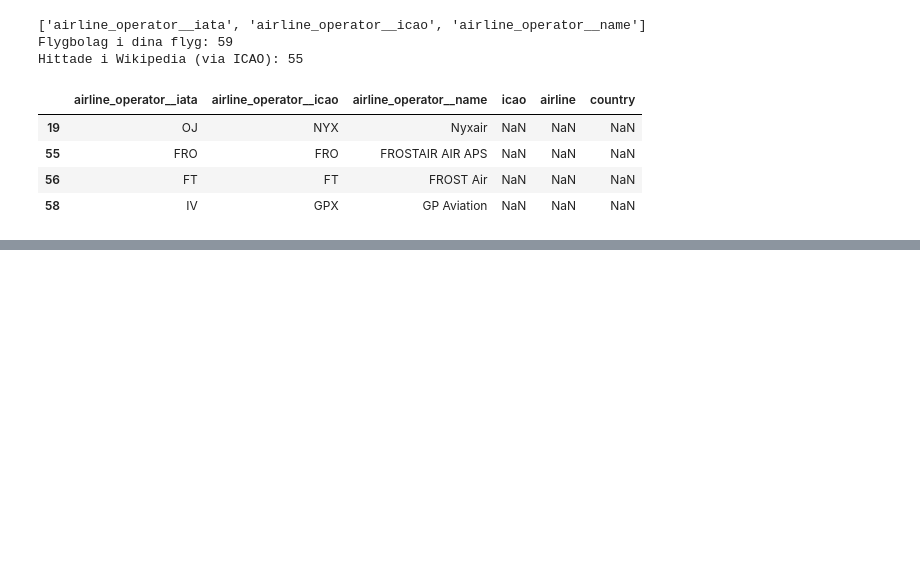
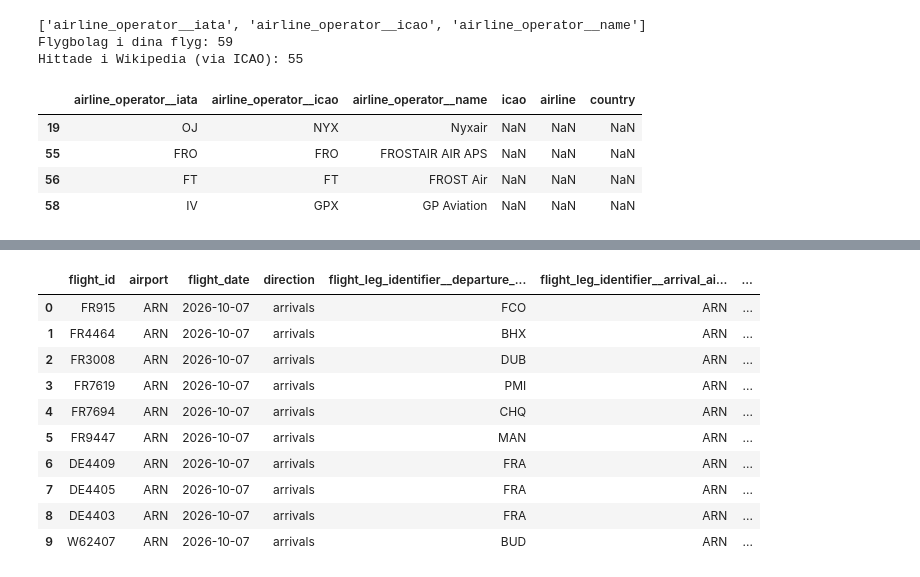
Before and after one commit to Zm-ah/snowflake_grupplabb_DE25, a Jupyter notebook: dlt_code/EDA_api.ipynb, the cells around one changed output, grey strips where cells are left out. Drawn from its saved outputs; the diff is of its cells as text; code cells hidden in the pictures; blank space fills up the shorter version.

```diff
--- a/dlt_code/EDA_api.ipynb
+++ b/dlt_code/EDA_api.ipynb
@@ -358,0 +403,32 @@ Hittade i Wikipedia (via ICAO): 55
+# %%
+# Visar exempel på flygdata som är relevanta för datamodellering.
+
+cols = [
+    "flight_id",
+    "airport",
+    "flight_date",
+    "direction",
+    "flight_leg_identifier__departure_airport_iata",
+    "flight_leg_identifier__arrival_airport_iata",
+    "airline_operator__iata",
+    "airline_operator__name",
+    "location_and_status__flight_leg_status",
+    "arrival_time__scheduled_utc",
+    "arrival_time__actual_utc",
+    "departure_time__scheduled_utc",
+    "departure_time__actual_utc",
+]
+
+display(df[[col for col in cols if col in df.columns]].head(10))
+# %% [output]
+|  | flight_id | airport | flight_date | direction | flight_leg_identifier__departure_... | flight_leg_identifier__arrival_ai... | ... |
+| 0 | FR915 | ARN | 2026-10-07 | arrivals | FCO | ARN | ... |
+| 1 | FR4464 | ARN | 2026-10-07 | arrivals | BHX | ARN | ... |
+| 2 | FR3008 | ARN | 2026-10-07 | arrivals | DUB | ARN | ... |
+| 3 | FR7619 | ARN | 2026-10-07 | arrivals | PMI | ARN | ... |
+| 4 | FR7694 | ARN | 2026-10-07 | arrivals | CHQ | ARN | ... |
+| 5 | FR9447 | ARN | 2026-10-07 | arrivals | MAN | ARN | ... |
+| 6 | DE4409 | ARN | 2026-10-07 | arrivals | FRA | ARN | ... |
+| 7 | DE4405 | ARN | 2026-10-07 | arrivals | FRA | ARN | ... |
+| 8 | DE4403 | ARN | 2026-10-07 | arrivals | FRA | ARN | ... |
+| 9 | W62407 | ARN | 2026-10-07 | arrivals | BUD | ARN | ... |
```
Also changed, not shown: parts of 3 cells of this notebook, 2 other files.
